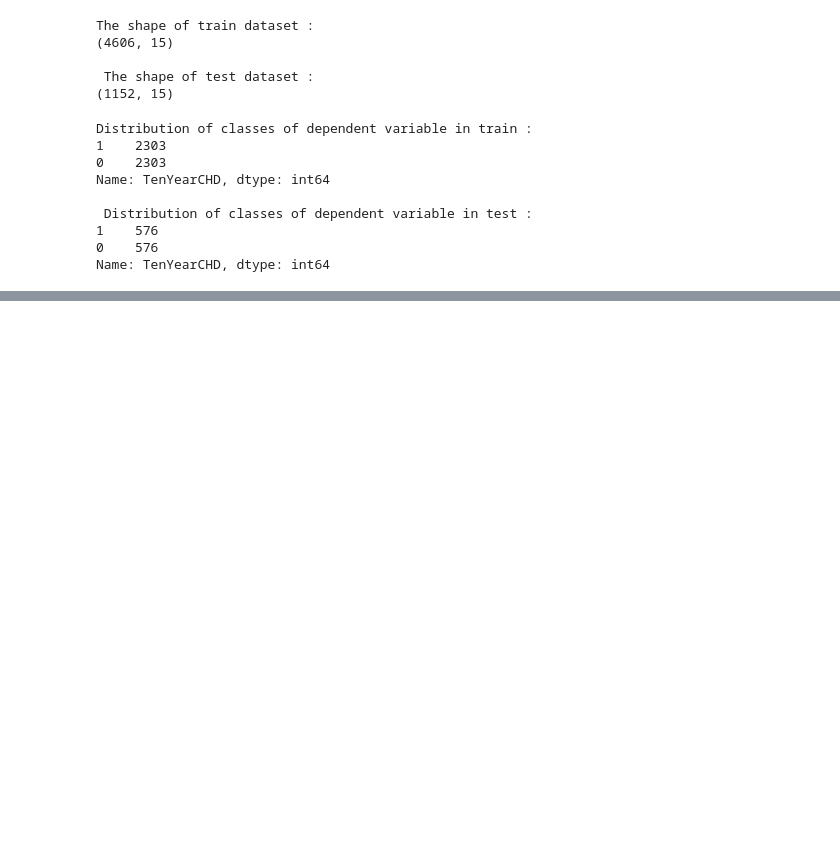
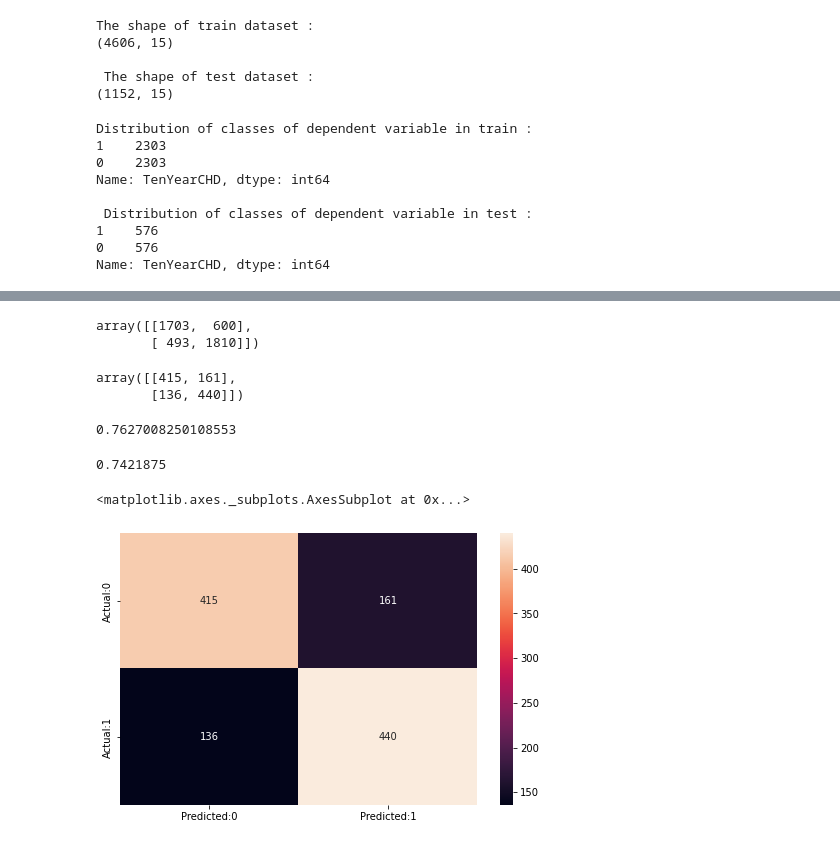
Before and after one commit to junaiskv94/Cardiovascular-Risk-Prediction, a Jupyter notebook: cardiovascular_risk.ipynb, the cells around one changed output, grey strips where cells are left out. Saved outputs shown, nothing was run; the diff lists cells and outputs as text; code cells hidden in the pictures; blank space fills up the shorter version.

```diff
--- a/cardiovascular_risk.ipynb
+++ b/cardiovascular_risk.ipynb
@@ -515,0 +548,10 @@ Name: TenYearCHD, dtype: int64
+# %%
+# Create an instance of the RandomForestClassifier
+rf_model = RandomForestClassifier()
+
+# Grid search
+rf_grid = GridSearchCV(estimator=rf_model,
+                       param_grid = param_dict,
+                       cv = 5, verbose=2, scoring='roc_auc')
+
+rf_grid.fit(X_train,y_train)
@@ -515,0 +585,2 @@ Name: TenYearCHD, dtype: int64
+# %%
+rf_optimal_model = rf_grid.best_estimator_
@@ -515,0 +594,13 @@ Name: TenYearCHD, dtype: int64
+# %%
+# Making predictions on train and test data
+
+rf_train_class_preds = rf_optimal_model.predict(X_train)
+rf_test_class_preds = rf_optimal_model.predict(X_test)
+
+
+# Get the probabilities on train and test
+rf_train_preds = rf_optimal_model.predict_proba(X_train)[:,1]
+rf_test_preds = rf_optimal_model.predict_proba(X_test)[:,1]
+# %%
+train_preds = np.where(rf_train_preds > 0.5, 1, 0)
+test_preds = np.where(rf_test_preds > 0.5, 1, 0)
@@ -515,0 +637,10 @@ Name: TenYearCHD, dtype: int64
+# %%
+train_cm
+# %% [output]
+array([[1703,  600],
+       [ 493, 1810]])
+# %%
+test_cm
+# %% [output]
+array([[415, 161],
+       [136, 440]])
@@ -515,0 +651,16 @@ Name: TenYearCHD, dtype: int64
+# %%
+rf_train_auc
+# %% [output]
+0.7627008250108553
+# %%
+rf_test_auc
+# %% [output]
+0.7421875
+# %%
+cm=confusion_matrix(y_test,test_preds)
+conf_matrix=pd.DataFrame(data=cm,columns=['Predicted:0','Predicted:1'],index=['Actual:0','Actual:1'])
+plt.figure(figsize = (8,5))
+sns.heatmap(conf_matrix, annot=True,fmt='d')
+# %% [output]
+<matplotlib.axes._subplots.AxesSubplot at 0x...>
+[figure, added]
```
Also changed, not shown: parts of 31 cells of this notebook.
